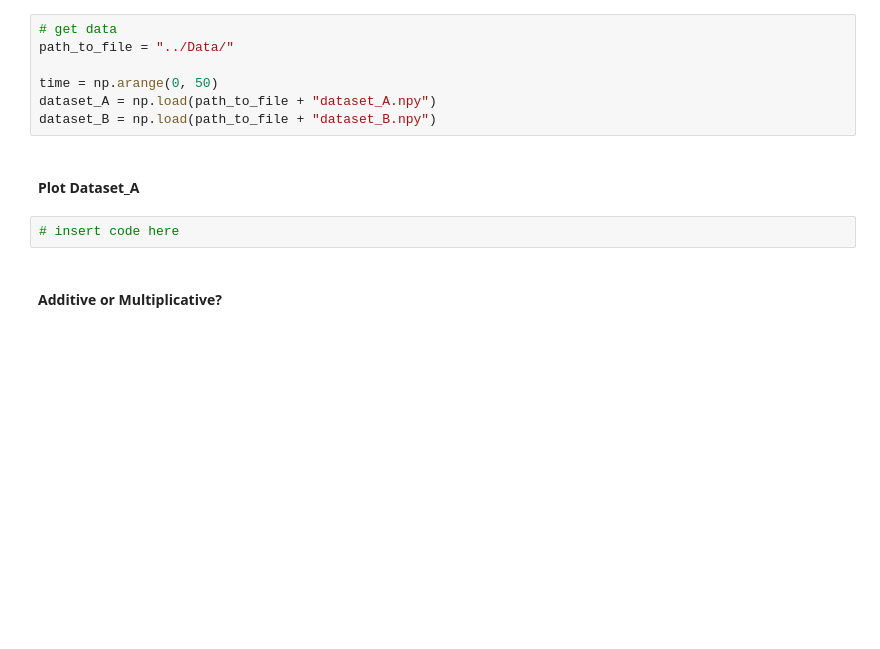
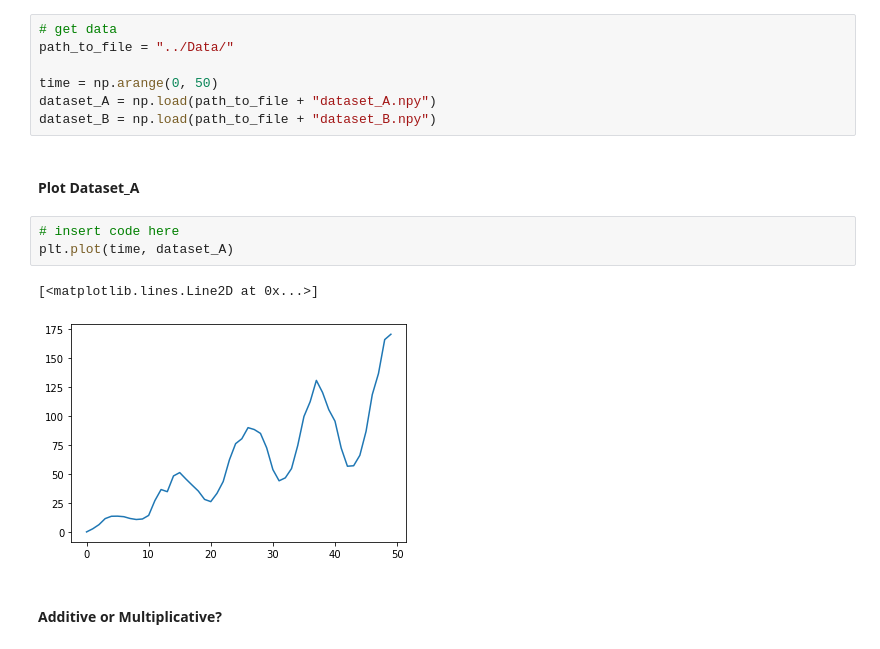
Before and after one commit to dgander000/notes, a Jupyter notebook: time-series-analysis/intel-time-series-analysis/Time_Series_Analysis_v01-class1/Notebooks/Introduction_to_Time_Series_student.ipynb, the cells around one changed output. Drawn from its saved outputs; the diff is of its cells as text; blank space fills up the shorter version.

```diff
--- a/time-series-analysis/intel-time-series-analysis/Time_Series_Analysis_v01-class1/Notebooks/Introduction_to_Time_Series_student.ipynb
+++ b/time-series-analysis/intel-time-series-analysis/Time_Series_Analysis_v01-class1/Notebooks/Introduction_to_Time_Series_student.ipynb
@@ -164,6 +164,10 @@ dataset_B = np.load(path_to_file + "dataset_B.npy")
 #### Plot Dataset_A
 # %%
 # insert code here
+plt.plot(time, dataset_A)
+# %% [output]
+[<matplotlib.lines.Line2D at 0x...>]
+[figure, added]
 # %% [markdown]
 #### Additive or Multiplicative?
 # %% [markdown]
```
Also changed, not shown: parts of 12 cells of this notebook.
